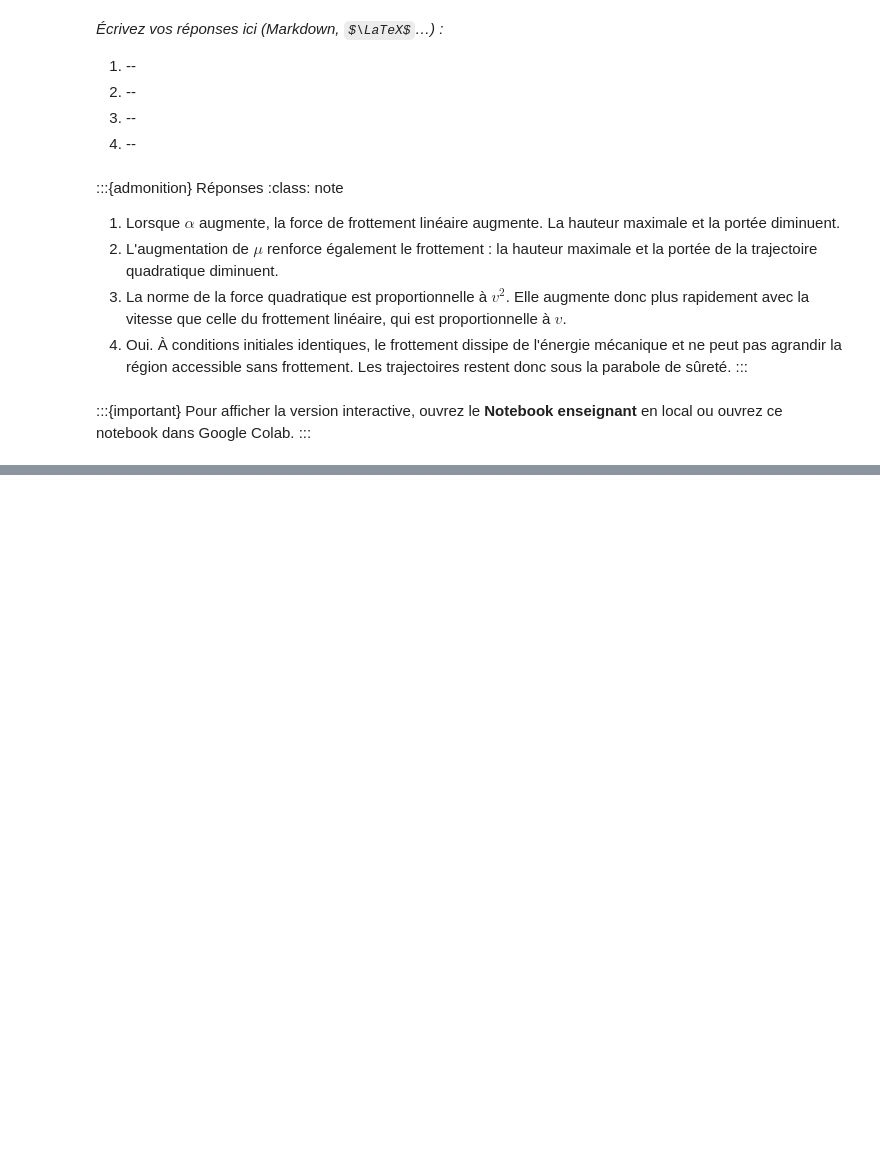
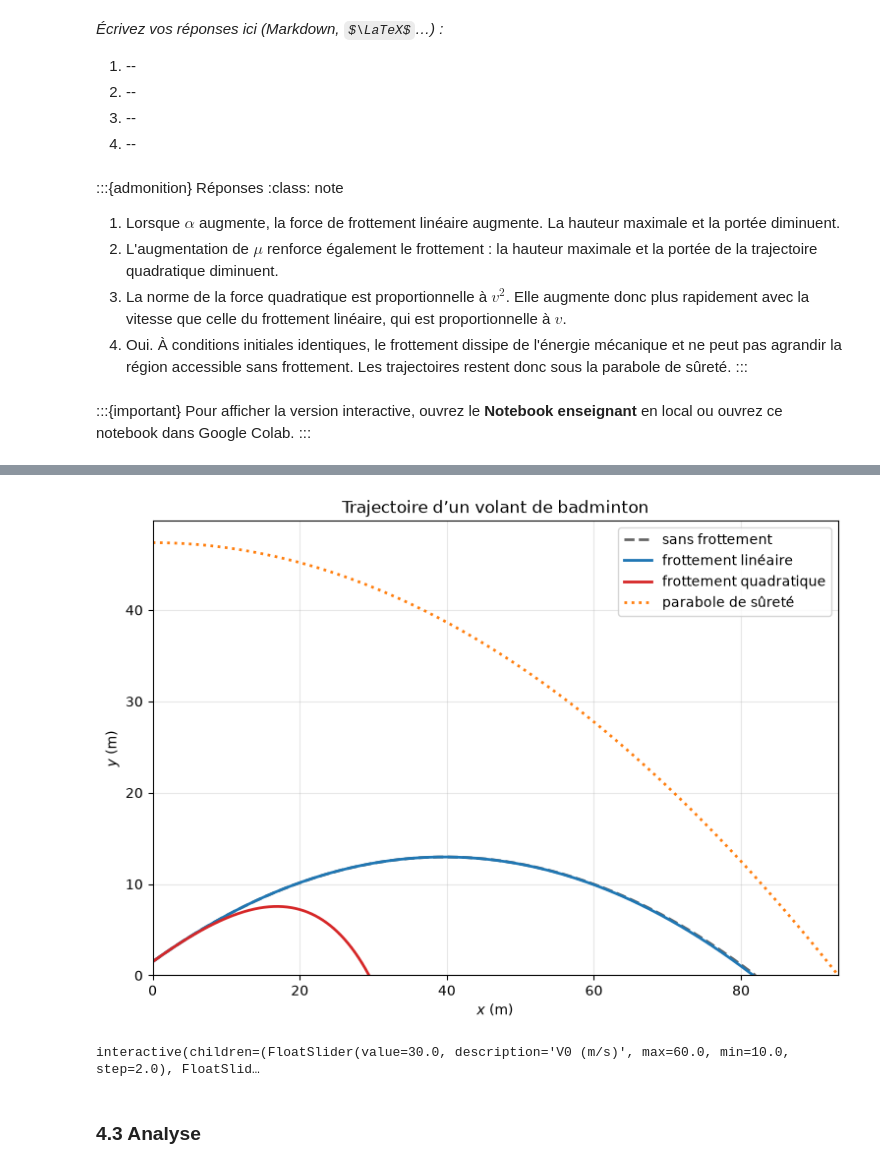
Before and after one commit to ECE-Ecole-Ingenieurs/cours-physique, a Jupyter notebook: notebooks/tp07_balistique_teacher.ipynb, the cells around one changed output, grey strips where cells are left out. Saved outputs shown, nothing was run; the diff lists cells and outputs as text; code cells hidden in the pictures; some formulas as TeX source; blank space fills up the shorter version.

Commit message:
feat(notebooks): add badminton ballistics application

```diff
--- a/notebooks/tp07_balistique_teacher.ipynb
+++ b/notebooks/tp07_balistique_teacher.ipynb
@@ -573,0 +630,70 @@ local ou ouvrez ce notebook dans Google Colab.
+# %%
+def tracer_badminton(v0=30.0, theta_deg=30.0, Cx=0.1):
+    """Compare les modèles de trajectoire pour un volant de badminton."""
+    g = 9.81
+    m = 5.0e-3
+    h0 = 1.5
+    r = 3.3e-2
+    eta = 1.8e-5
+    rho = 1.2
+    S = np.pi * r**2
+    alpha = 6 * np.pi * r * eta
+    mu = 0.5 * rho * S * Cx
+    theta = np.radians(theta_deg)
+
+    t_sans = (
+        v0 * np.sin(theta)
+        + np.sqrt((v0 * np.sin(theta))**2 + 2 * g * h0)
+    ) / g
+    t_vals = np.linspace(0.0, 2.0 * t_sans, 2001)
+
+    x_sans = v0 * np.cos(theta) * t_vals
+    y_sans = h0 + v0 * np.sin(theta) * t_vals - 0.5 * g * t_vals**2
+    x_lin, y_lin = trajectoire_euler_lineaire(
+        t_vals, v0, theta, h0, m, alpha
+    )
+    x_quad, y_quad = trajectoire_euler_quadratique(
+        t_vals, v0, theta, h0, m, mu
+    )
+
+    x_env_max = v0 / g * np.sqrt(v0**2 + 2 * g * h0)
+    x_env = np.linspace(0.0, x_env_max, 400)
+    y_env = parabole_surete(x_env, v0, h0)
+
+    fig, ax = plt.subplots(figsize=(9, 6))
+    for x, y, couleur, style, etiquette in (
+        (x_sans, y_sans, '0.4', '--', 'sans frottement'),
+        (x_lin, y_lin, 'tab:blue', '-', 'frottement linéaire'),
+        (x_quad, y_quad, 'tab:red', '-', 'frottement quadratique'),
+    ):
+        masque = y >= 0.0
+        ax.plot(x[masque], y[masque], color=couleur, linestyle=style,
+                linewidth=2, label=etiquette)
+
+    ax.plot(x_env, y_env, color='tab:orange', linestyle=':', linewidth=2,
+            label='parabole de sûreté')
+    ax.axhline(0, color='black', linewidth=0.7)
+    ax.set_xlim(0, x_env_max)
+    ax.set_ylim(0, 1.05 * (h0 + v0**2 / (2 * g)))
+    ax.set_xlabel(r'$x$ (m)')
+    ax.set_ylabel(r'$y$ (m)')
+    ax.set_title('Trajectoire d’un volant de badminton')
+    ax.grid(alpha=0.3)
+    ax.legend()
+    plt.show()
+    plt.close(fig)
+
+tracer_badminton()
+# %% [output]
+[figure, added]
+# %%
+interact(
+    tracer_badminton,
+    v0=FloatSlider(value=30.0, min=10.0, max=60.0, step=2.0, description='V0 (m/s)'),
+    theta_deg=FloatSlider(value=30.0, min=5.0, max=80.0, step=5.0, description='Angle (°)'),
+    Cx=FloatSlider(value=0.1, min=0.05, max=0.5, step=0.05, description='Cx'),
+);
+# %% [output]
+interactive(children=(FloatSlider(value=30.0, description='V0 (m/s)', max=60.0, min=10.0, step=2.0), FloatSlid…
+# %% [markdown]
+### 4.3 Analyse
```
Also changed, not shown: parts of 13 cells of this notebook, 2 other files.
